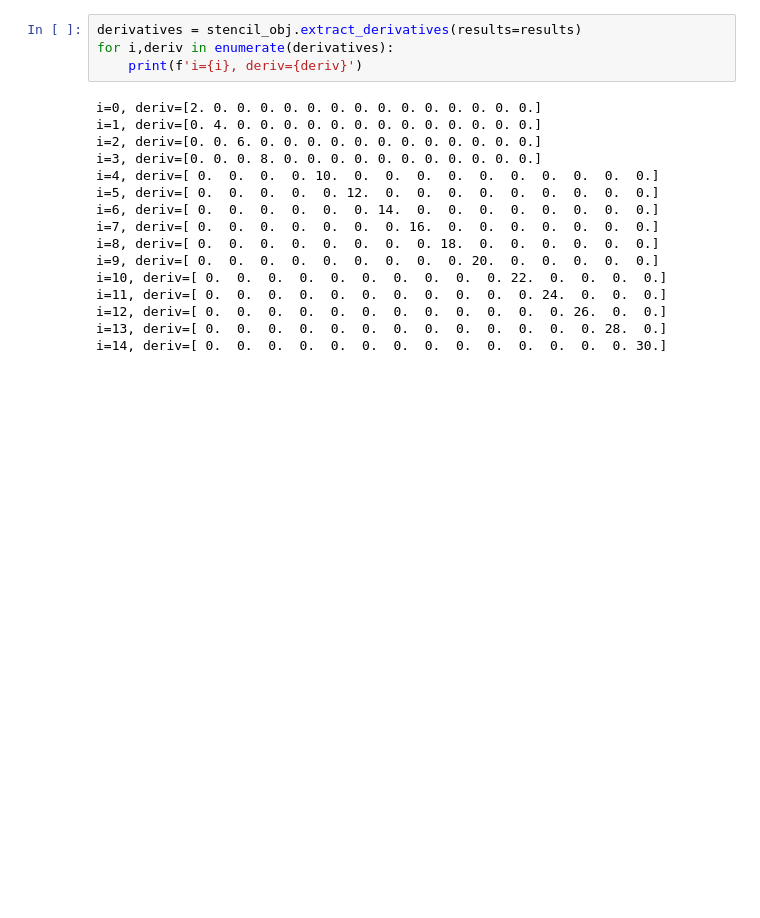
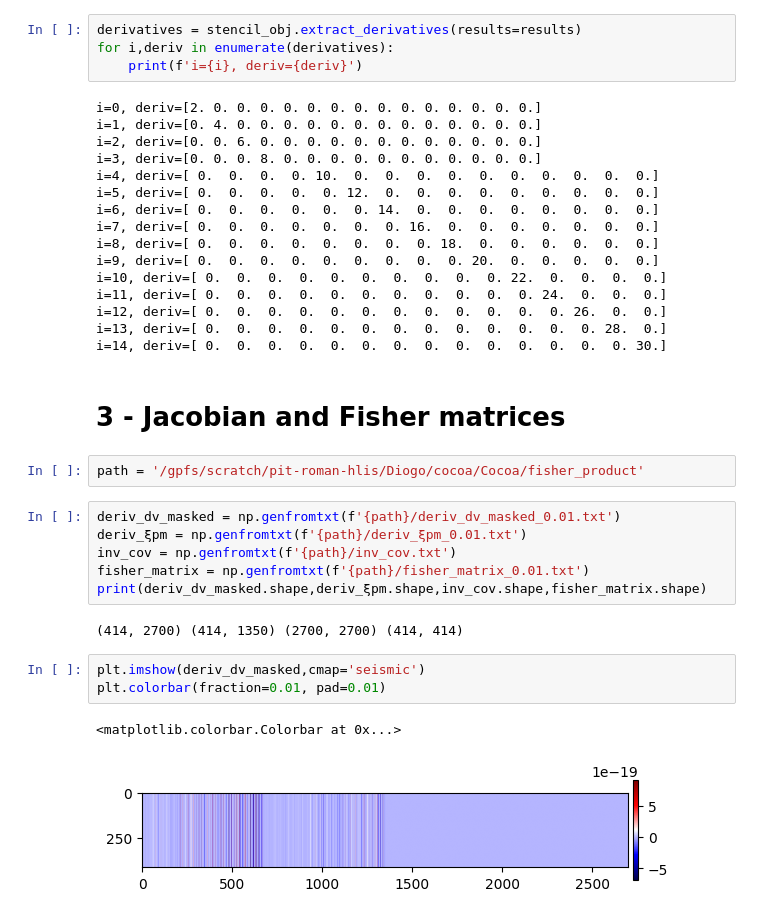
Before and after one commit to Roman-HLIS-Cosmology-PIT/cocoa_photoz, a Jupyter notebook: codes/stencil_derivs.ipynb, the cells around one changed output. Cells and saved outputs as stored; diff of their text form; blank space fills up the shorter version.

```diff
--- a/codes/stencil_derivs.ipynb
+++ b/codes/stencil_derivs.ipynb
@@ -313,3 +313,21 @@ i=11, deriv=[ 0.  0.  0.  0.  0.  0.  0.  0.  0.  0.  0. 24.  0.  0.  0.]
 i=12, deriv=[ 0.  0.  0.  0.  0.  0.  0.  0.  0.  0.  0.  0. 26.  0.  0.]
 i=13, deriv=[ 0.  0.  0.  0.  0.  0.  0.  0.  0.  0.  0.  0.  0. 28.  0.]
 i=14, deriv=[ 0.  0.  0.  0.  0.  0.  0.  0.  0.  0.  0.  0.  0.  0. 30.]
+# %% [markdown]
+# 3 - Jacobian and Fisher matrices
+# %%
+path = '/gpfs/scratch/pit-roman-hlis/Diogo/cocoa/Cocoa/fisher_product'
+# %%
+deriv_dv_masked = np.genfromtxt(f'{path}/deriv_dv_masked_0.01.txt')
+deriv_ξpm = np.genfromtxt(f'{path}/deriv_ξpm_0.01.txt')
+inv_cov = np.genfromtxt(f'{path}/inv_cov.txt')
+fisher_matrix = np.genfromtxt(f'{path}/fisher_matrix_0.01.txt')
+print(deriv_dv_masked.shape,deriv_ξpm.shape,inv_cov.shape,fisher_matrix.shape)
+# %% [output]
+(414, 2700) (414, 1350) (2700, 2700) (414, 414)
+# %%
+plt.imshow(deriv_dv_masked,cmap='seismic')
+plt.colorbar(fraction=0.01, pad=0.01)
+# %% [output]
+<matplotlib.colorbar.Colorbar at 0x...>
+[figure, added]
```
Also changed, not shown: parts of 5 cells of this notebook, 4 other files.
